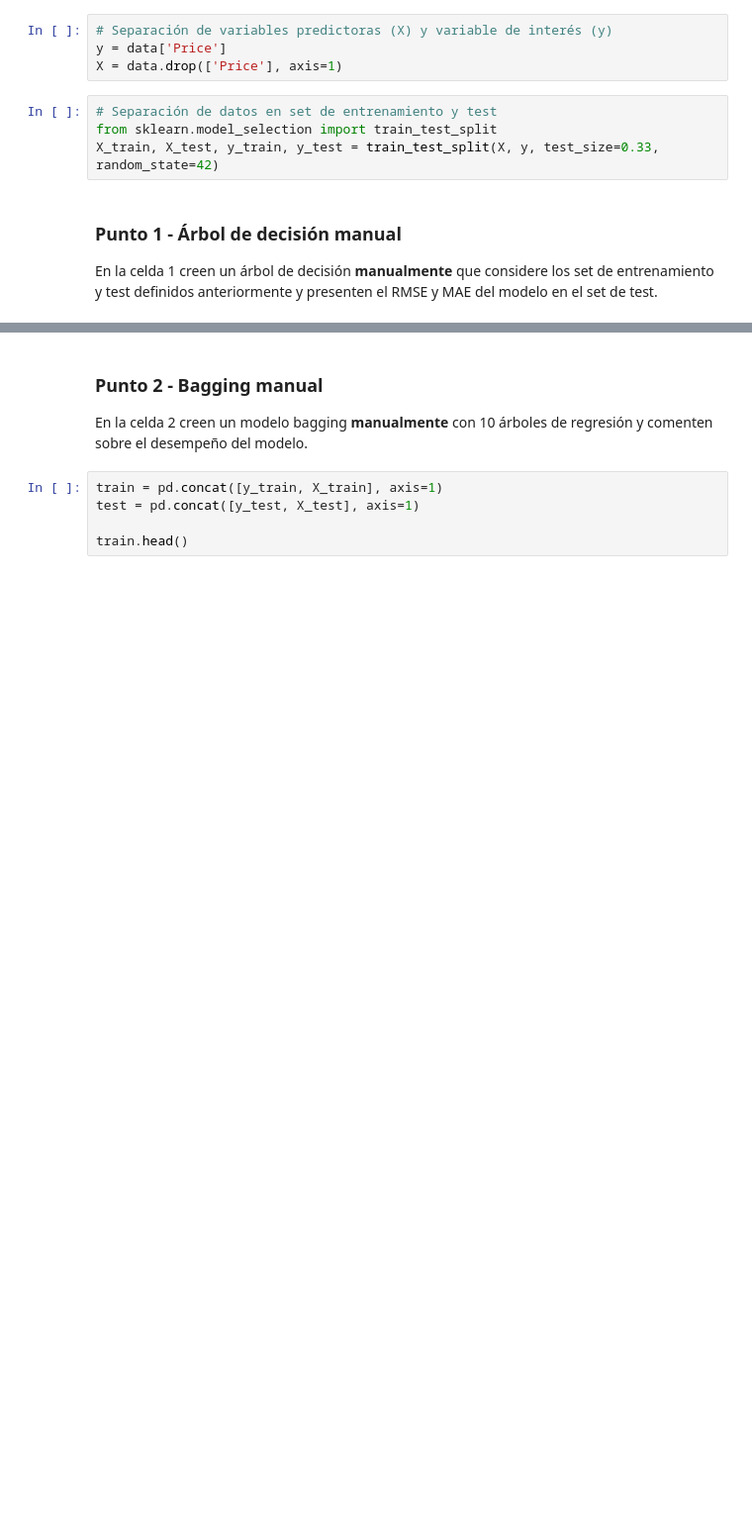
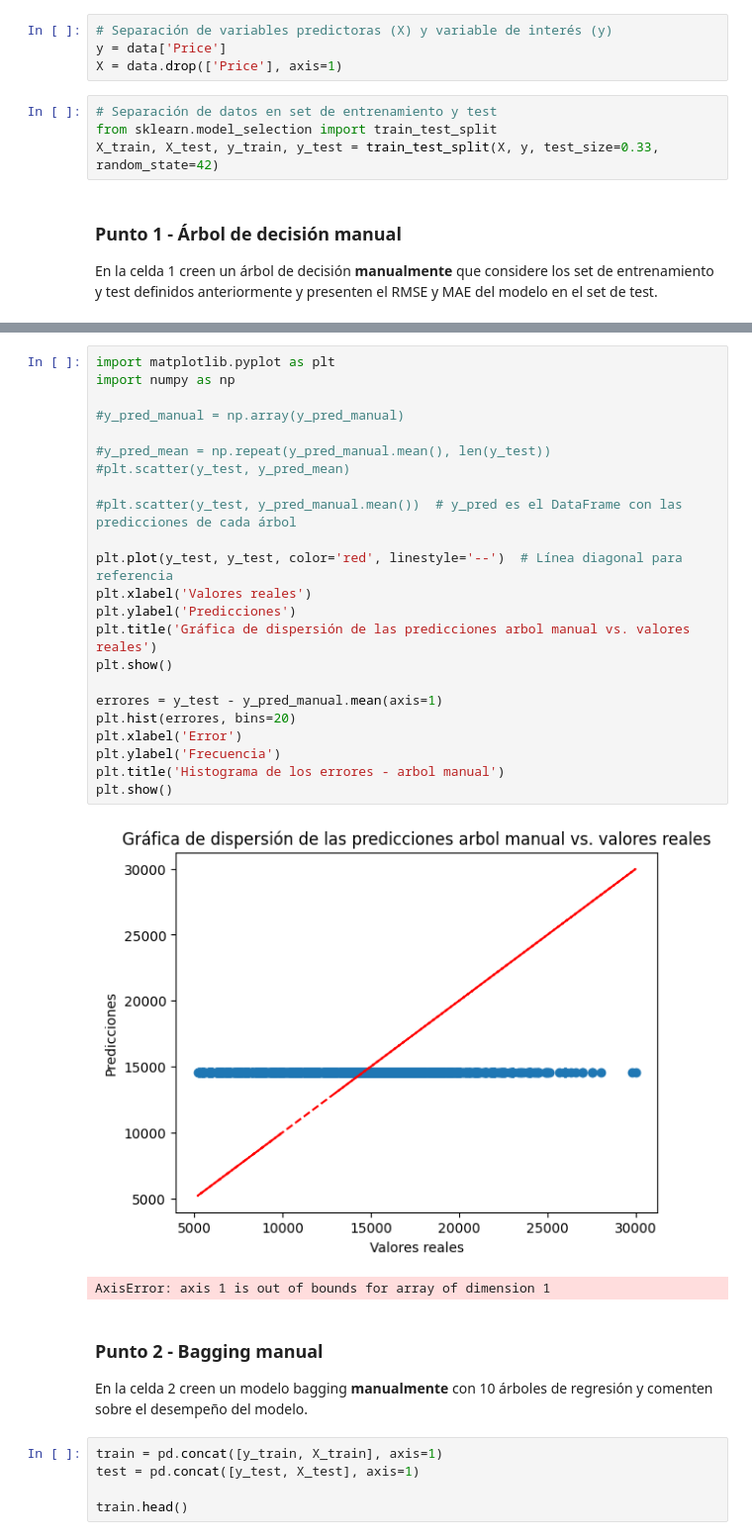
Before and after one commit to jbolivar1975/MIAD_ML_NLP_2025, a Jupyter notebook: Semana 2/S2TC1_RandomForests_Boosting.ipynb, the cells around one changed output, grey strips where cells are left out. Shown at 99% size. Cells and saved outputs as stored; diff of their text form; blank space fills up the shorter version.

```diff
--- a/Semana 2/S2TC1_RandomForests_Boosting.ipynb
+++ b/Semana 2/S2TC1_RandomForests_Boosting.ipynb
@@ -166,3 +141,29 @@ TypeError: numpy boolean subtract, the `-` operator, is not supported, use the b
+# %%
+import matplotlib.pyplot as plt
+import numpy as np
+
+#y_pred_manual = np.array(y_pred_manual)
+
+#y_pred_mean = np.repeat(y_pred_manual.mean(), len(y_test))
+#plt.scatter(y_test, y_pred_mean)
+
+#plt.scatter(y_test, y_pred_manual.mean())  # y_pred es el DataFrame con las predicciones de cada árbol
+
+plt.plot(y_test, y_test, color='red', linestyle='--')  # Línea diagonal para referencia
+plt.xlabel('Valores reales')
+plt.ylabel('Predicciones')
+plt.title('Gráfica de dispersión de las predicciones arbol manual vs. valores reales')
+plt.show()
+
+errores = y_test - y_pred_manual.mean(axis=1)
+plt.hist(errores, bins=20)
+plt.xlabel('Error')
+plt.ylabel('Frecuencia')
+plt.title('Histograma de los errores - arbol manual')
+plt.show()
+# %% [output]
+[figure, added]
+AxisError: axis 1 is out of bounds for array of dimension 1
 # %% [markdown]
 ### Punto 2 - Bagging manual
 
```
Also changed, not shown: parts of 11 cells of this notebook.
